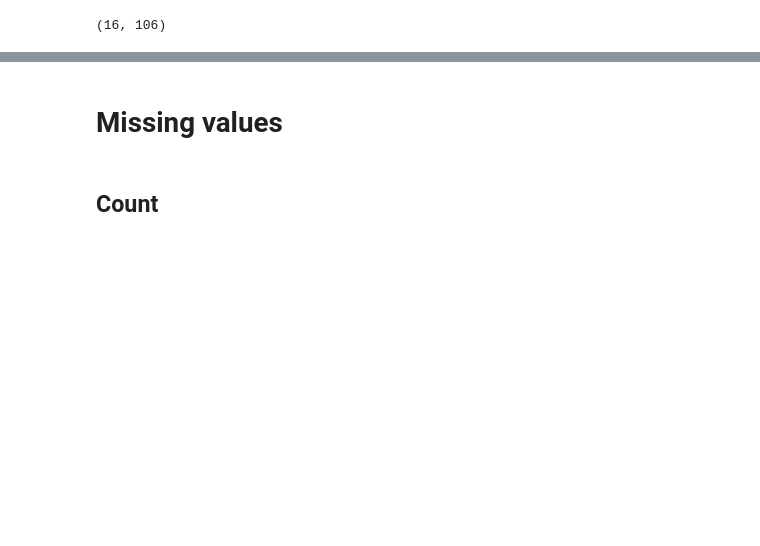
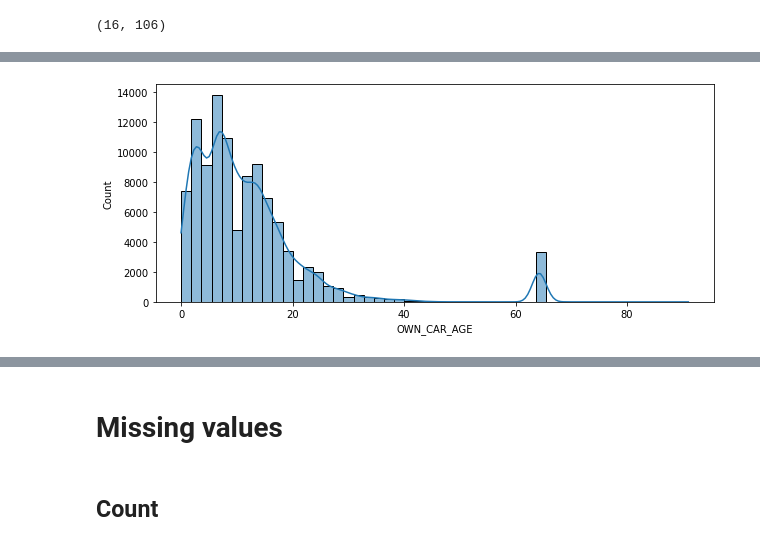
Before and after one commit to kelhoussaini/Home-Credit-Prediction, a Jupyter notebook: notebooks/Data Preparation.ipynb, the cells around one changed output, grey strips where cells are left out. Saved outputs shown, nothing was run; the diff lists cells and outputs as text; code cells hidden in the pictures; blank space fills up the shorter version.

```diff
--- a/notebooks/Data Preparation.ipynb
+++ b/notebooks/Data Preparation.ipynb
@@ -55,0 +136,5 @@ len(cat_cols), len(num_cols)
+# %%
+plt.figure(figsize = (10, 4))
+sns.histplot(df['OWN_CAR_AGE'], kde=True, bins= 50);
+# %% [output]
+[figure, added]
```
Also changed, not shown: parts of 47 cells of this notebook.
